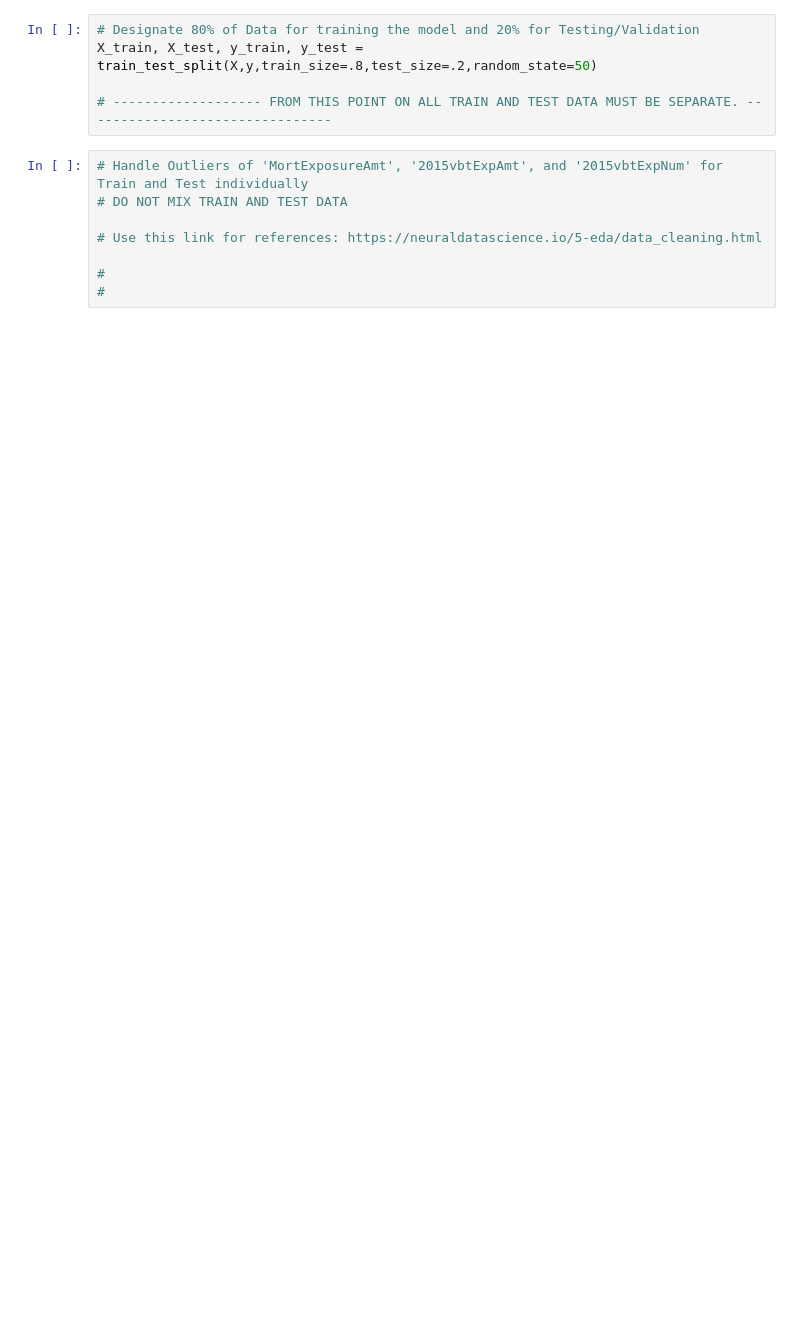
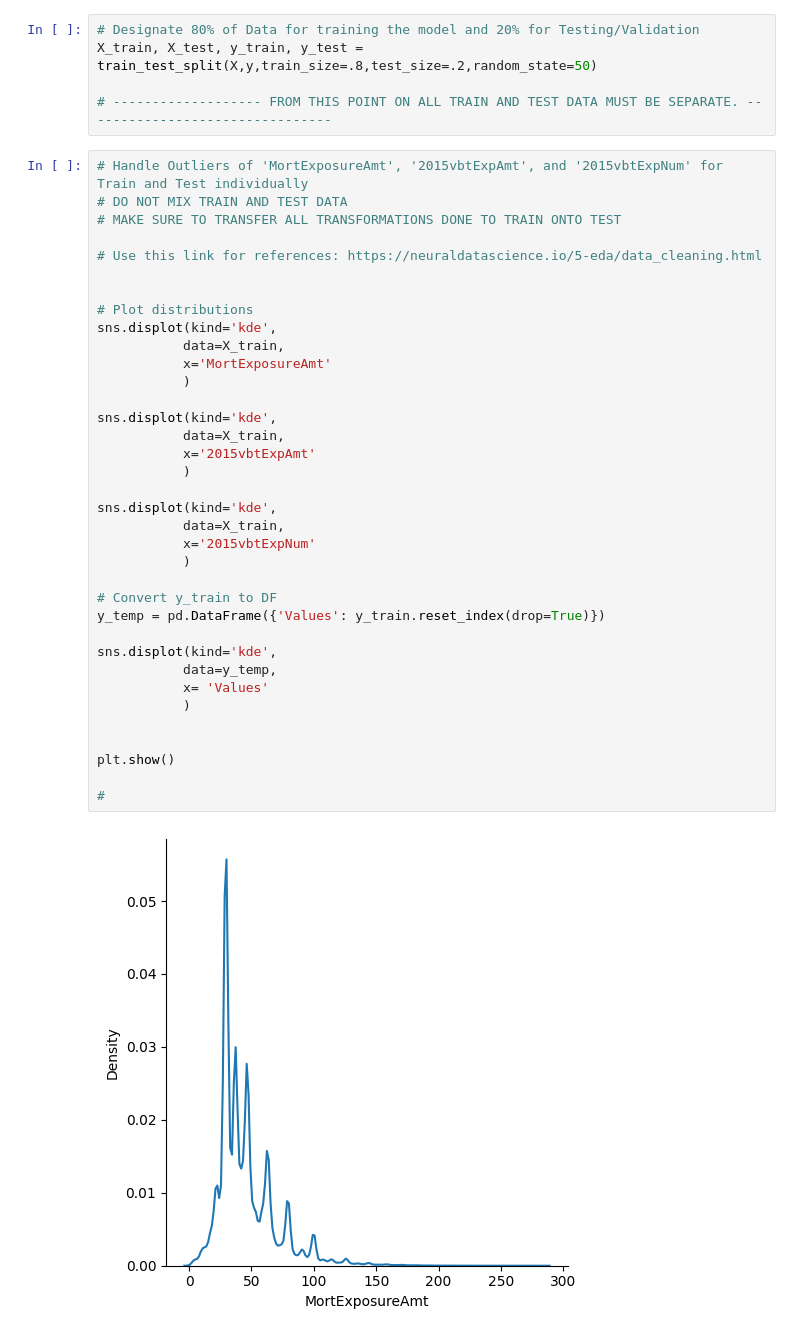
Before and after one commit to Neural-Nerd-OG/Mortality, a Jupyter notebook: mlm_for_mort.ipynb, the cells around one changed output. Cells and saved outputs as stored; diff of their text form; blank space fills up the shorter version.

```diff
--- a/mlm_for_mort.ipynb
+++ b/mlm_for_mort.ipynb
@@ -80,8 +105,38 @@ X_train, X_test, y_train, y_test = train_test_split(X,y,train_size=.8,test_size=
 # %%
 # Handle Outliers of 'MortExposureAmt', '2015vbtExpAmt', and '2015vbtExpNum' for Train and Test individually
 # DO NOT MIX TRAIN AND TEST DATA
+# MAKE SURE TO TRANSFER ALL TRANSFORMATIONS DONE TO TRAIN ONTO TEST
 
 # Use this link for references: https://neuraldatascience.io/5-eda/data_cleaning.html
 
+
+# Plot distributions
+sns.displot(kind='kde',
+           data=X_train,
+           x='MortExposureAmt'
+           )
+
+sns.displot(kind='kde',
+           data=X_train,
+           x='2015vbtExpAmt'
+           )
+
+sns.displot(kind='kde',
+           data=X_train,
+           x='2015vbtExpNum'
+           )
+
+# Convert y_train to DF
+y_temp = pd.DataFrame({'Values': y_train.reset_index(drop=True)})
+
+sns.displot(kind='kde',
+           data=y_temp,
+           x= 'Values'
+           )
+
+
+plt.show()
+
 #
-#
+# %% [output]
+[figure, added]
```
Also changed, not shown: parts of 24 cells of this notebook.
